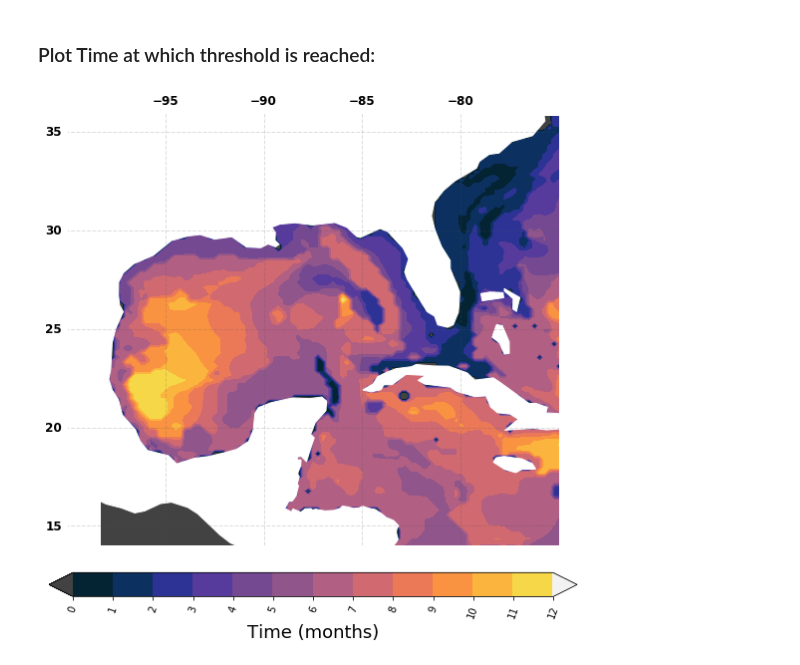
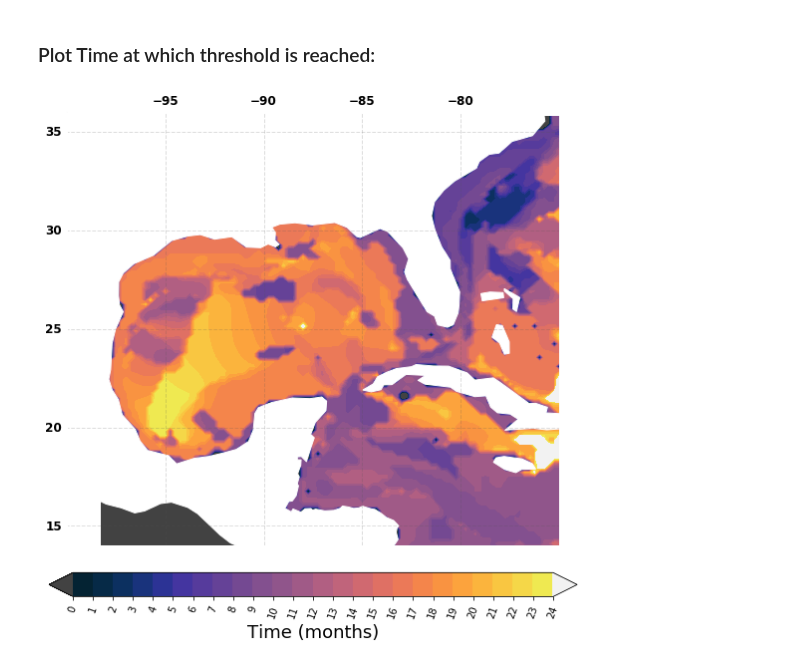
Before and after one commit to stephanieleroux/SHARED_NOTEBOOKS, a Jupyter notebook: 2019_07_08_SLX_ESTD_GROWTH_4Ixetl.ipynb, the cells around one changed output. Drawn from its saved outputs; the diff is of its cells as text; code cells hidden in the pictures.

```diff
--- a/2019_07_08_SLX_ESTD_GROWTH_4Ixetl.ipynb
+++ b/2019_07_08_SLX_ESTD_GROWTH_4Ixetl.ipynb
@@ -153,29 +154,0 @@ Option to apply rolling mean on timeseries before plotting
-# %%
-rollingmean=False
-
-xi=88
-yj=47
-
-
-TM = TM_ESTD.isel(y=47,x=88)
-if rollingmean:
-    pltosuffix='RMyes'
-    data2plot = ESTD.isel(y=yj,x=xi).rolling(time_counter=90,min_periods=10).mean().sel(time_counter=slice('1993-01-01','1995-01-01'))
-else:
-    pltosuffix='RMno'
-    data2plot = ESTD.isel(y=yj,x=xi).sel(time_counter=slice('1993-01-01','1995-01-01'))
-
-
-fig1 = plt.figure(figsize=([15,5]),facecolor='white')
-plt.plot(data2plot.time_counter,data2plot,color='b',linewidth=1.)
-
-ax = plt.gca()
-plt.axhline(y=TM,linestyle='--')
-
-ax.yaxis.grid(color="grey",linestyle=":")
-ax.xaxis.grid(color="grey",linestyle=":")
-#plt.ylim(-15,15)
-plt.title("LAT "+str(nav_lat.isel(y=yj,x=xi).values)+"; LON "+str(nav_lon.isel(y=yj,x=xi).values))
-plt.show()
-
-fig1.savefig(diro+"zoomts_"+pltosuffix+'.png', facecolor=fig1.get_facecolor(), edgecolor='none',dpi=dpifig,bbox_inches='tight', pad_inches=0)
@@ -382,7 +364,7 @@ ylim=(14,36)
 
 
 #========= Customed colormap ===============
-levels = np.arange(0,365,30)
+levels = np.arange(0,2*365,30)
 
 cm_base=cmocean.cm.thermal #cmocean.cm.deep
 #cm_base='Spectral_r'
@@ -428,31 +410,31 @@ fig3 = plt.figure(figsize=([10,10]),facecolor='white')
 # plot function (defined above)
 
 if typlo=="contourf":
     cs = plotmapGMEX(fig3,data2plot,nav_lon.values,nav_lat.values,cmap,norm,plto,coastL=True,coastC=True,incrgridlon=5,incrgridlat=5,xlim=xlim,ylim=ylim,typlo=typlo)
 
 else:
     cs = plotmapGMEX(fig3,data2plot,nav_lon.values,nav_lat.values,cmap,norm,plto,coastL=False,coastC=False,incrgridlon=5,incrgridlat=5,xlim=xlim,ylim=ylim,typlo=typlo)
 
 #======= colorbar=============
 cb = plt.colorbar(cs,pad=0.05, shrink=0.95,
                                 extend='both',
                                 ticks=levels,
                                 spacing='uniform',
                                 orientation='horizontal')
 
 new_tickslabels = ["%.0f" % i for i in levels/30.]
 cb.set_ticklabels(levels)
 cb.ax.set_xticklabels(new_tickslabels, rotation=70,size=10)
 #cb.ax.tick_params(labelsize=12)
 cb.set_label('Time (months)',size=18)
 
 # display plot
 plt.show()
 
 # Save fig in png, resolution dpi
 fig3.savefig(diro+"/"+plto+'.png', facecolor=fig3.get_facecolor(), edgecolor='none',dpi=dpifig,bbox_inches='tight', pad_inches=0)#
 
 # close fig
 plt.close(fig3)
 # %% [output]
-[figure, old version]
+[figure, new version]
```
Also changed, not shown: parts of 4 cells of this notebook, 5 other files.
